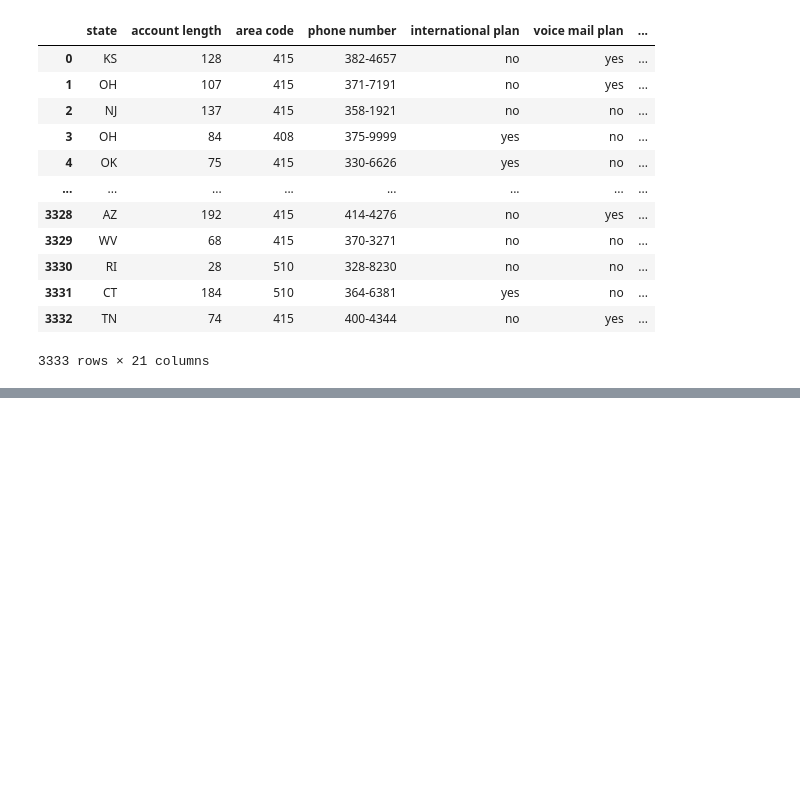
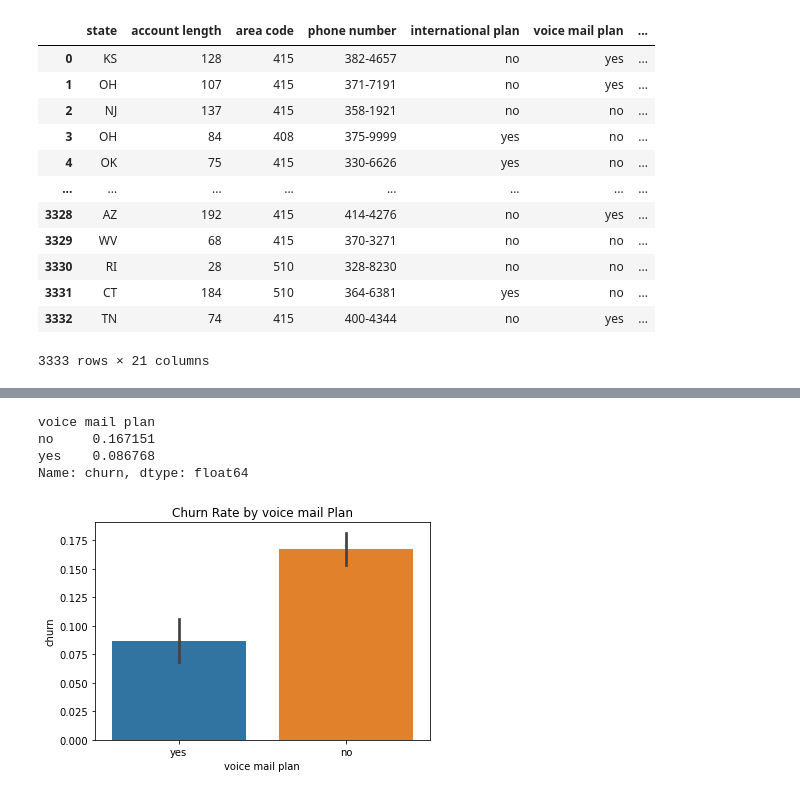
Before and after one commit to tmusula/Phase-3-Project-Churn-Prediction, a Jupyter notebook: SyriaTel_Churn.ipynb, the cells around one changed output, grey strips where cells are left out. Cells and saved outputs as stored; diff of their text form; code cells hidden in the pictures; blank space fills up the shorter version.

```diff
--- a/SyriaTel_Churn.ipynb
+++ b/SyriaTel_Churn.ipynb
@@ -91,0 +231,11 @@ df_churn
+# %%
+print(df_churn.groupby('voice mail plan')['churn'].mean())
+sns.barplot(x='voice mail plan', y='churn', data=df_churn)
+plt.title('Churn Rate by voice mail Plan')
+plt.show()
+# %% [output]
+voice mail plan
+no     0.167151
+yes    0.086768
+Name: churn, dtype: float64
+[figure, added]
```
Also changed, not shown: parts of 13 cells of this notebook.
